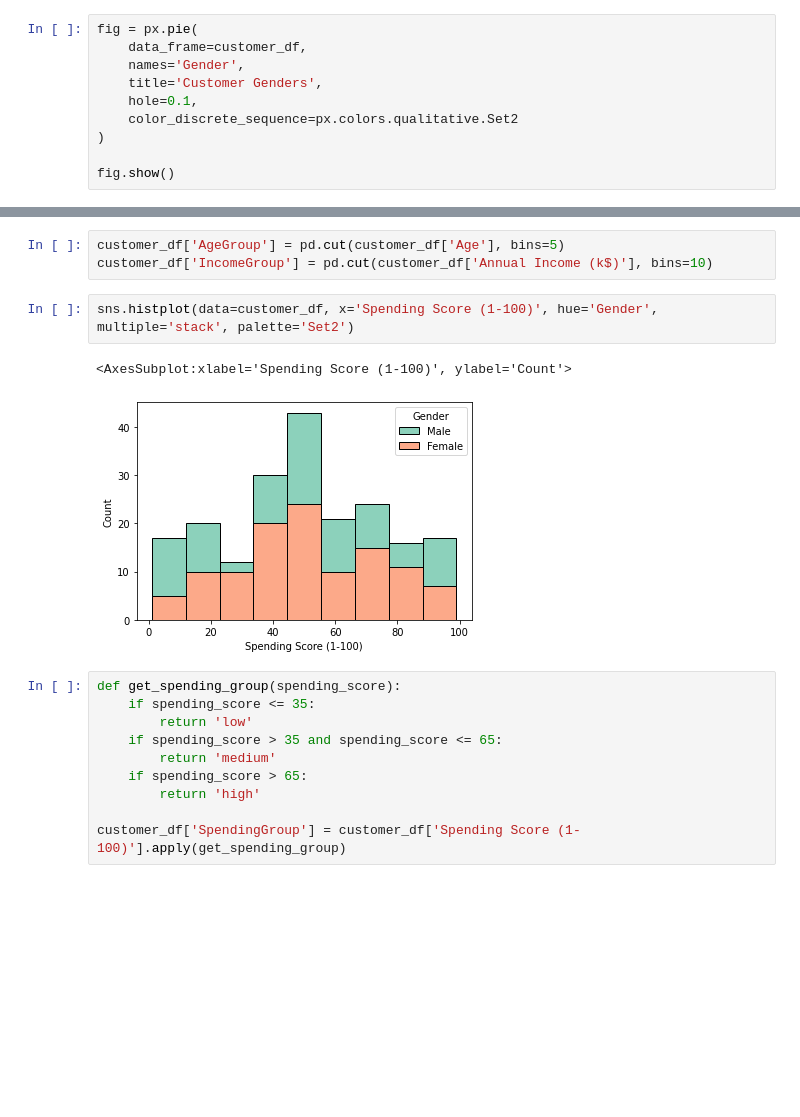
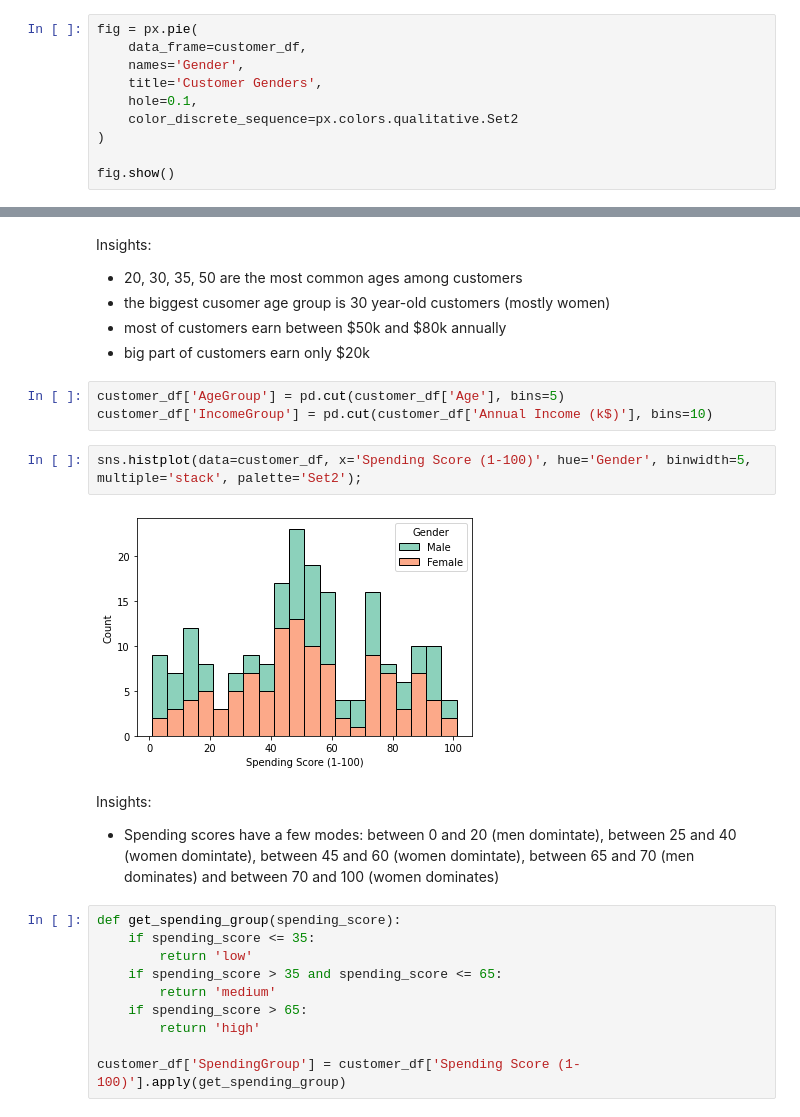
Before and after one commit to roma-glushko/kaggle-mall-customer-segmentation, a Jupyter notebook: index.ipynb, the cells around one changed output, grey strips where cells are left out. Cells and saved outputs as stored; diff of their text form; blank space fills up the shorter version.

```diff
--- a/index.ipynb
+++ b/index.ipynb
@@ -47,11 +51,19 @@ sns.histplot(data=customer_df, x='Annual Income (k$)', hue='Gender', multiple='s
+# %% [markdown]
+Insights:
+- 20, 30, 35, 50 are the most common ages among customers
+- the biggest cusomer age group is 30 year-old customers (mostly women)
+- most of customers earn between \$50k and \$80k annually
+- big part of customers earn only $20k
 # %%
 customer_df['AgeGroup'] = pd.cut(customer_df['Age'], bins=5)
 customer_df['IncomeGroup'] = pd.cut(customer_df['Annual Income (k$)'], bins=10)
 # %%
-sns.histplot(data=customer_df, x='Spending Score (1-100)', hue='Gender', multiple='stack', palette='Set2')
+sns.histplot(data=customer_df, x='Spending Score (1-100)', hue='Gender', binwidth=5, multiple='stack', palette='Set2');
 # %% [output]
-<AxesSubplot:xlabel='Spending Score (1-100)', ylabel='Count'>
-[figure, old version]
+[figure, new version]
+# %% [markdown]
+Insights:
+- Spending scores have a few modes: between 0 and 20 (men domintate), between 25 and 40 (women domintate), between 45 and 60 (women domintate), between 65 and 70 (men dominates) and between 70 and 100 (women dominates)
 # %%
 def get_spending_group(spending_score):
     if spending_score <= 35:
```
Also changed, not shown: parts of 7 cells of this notebook.
